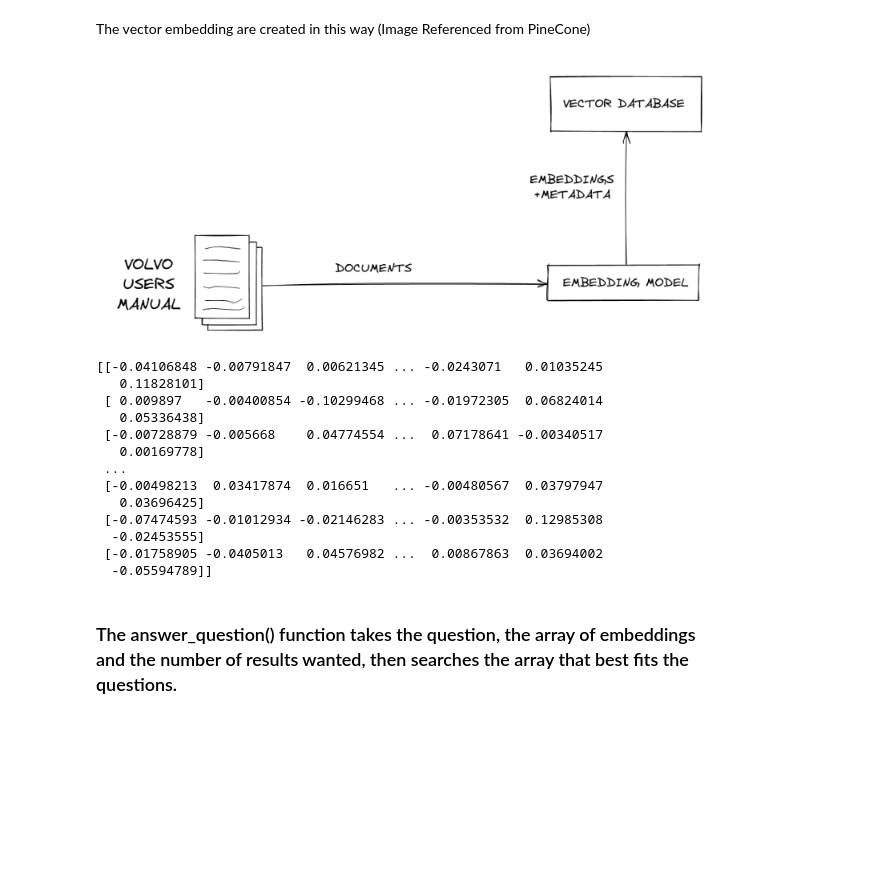
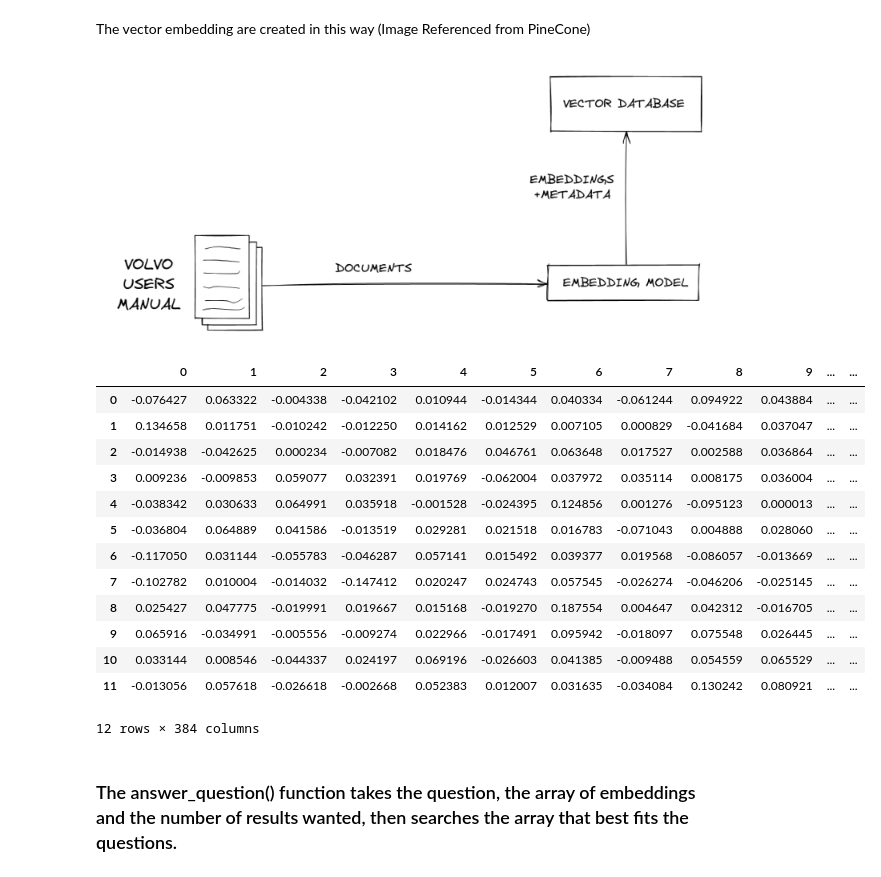
Before and after one commit to rsachint/MLAI-labs, a Jupyter notebook: WithRagGeneration.ipynb, the cells around one changed output. Saved outputs shown, nothing was run; the diff lists cells and outputs as text; code cells hidden in the pictures; blank space fills up the shorter version.

```diff
--- a/WithRagGeneration.ipynb
+++ b/WithRagGeneration.ipynb
@@ -139,22 +139,25 @@ vector_dimension = vectors.shape[1]
 embed_index = faiss.IndexFlatL2(vector_dimension)
 faiss.normalize_L2(vectors)
 embed_index.add(vectors)
-# %%
-print(vectors)
-# %% [output]
-[[-0.04106848 -0.00791847  0.00621345 ... -0.0243071   0.01035245
-   0.11828101]
- [ 0.009897   -0.00400854 -0.10299468 ... -0.01972305  0.06824014
-   0.05336438]
- [-0.00728879 -0.005668    0.04774554 ...  0.07178641 -0.00340517
-   0.00169778]
- ...
- [-0.00498213  0.03417874  0.016651   ... -0.00480567  0.03797947
-   0.03696425]
- [-0.07474593 -0.01012934 -0.02146283 ... -0.00353532  0.12985308
-  -0.02453555]
- [-0.01758905 -0.0405013   0.04576982 ...  0.00867863  0.03694002
-  -0.05594789]]
+# %%
+# print(vectors)
+df = pd.DataFrame(vectors)
+display(df)
+# %% [output]
+|  | 0 | 1 | 2 | 3 | 4 | 5 | 6 | 7 | 8 | 9 | ... | ... |
+| 0 | -0.076427 | 0.063322 | -0.004338 | -0.042102 | 0.010944 | -0.014344 | 0.040334 | -0.061244 | 0.094922 | 0.043884 | ... | ... |
+| 1 | 0.134658 | 0.011751 | -0.010242 | -0.012250 | 0.014162 | 0.012529 | 0.007105 | 0.000829 | -0.041684 | 0.037047 | ... | ... |
+| 2 | -0.014938 | -0.042625 | 0.000234 | -0.007082 | 0.018476 | 0.046761 | 0.063648 | 0.017527 | 0.002588 | 0.036864 | ... | ... |
+| 3 | 0.009236 | -0.009853 | 0.059077 | 0.032391 | 0.019769 | -0.062004 | 0.037972 | 0.035114 | 0.008175 | 0.036004 | ... | ... |
+| 4 | -0.038342 | 0.030633 | 0.064991 | 0.035918 | -0.001528 | -0.024395 | 0.124856 | 0.001276 | -0.095123 | 0.000013 | ... | ... |
+| 5 | -0.036804 | 0.064889 | 0.041586 | -0.013519 | 0.029281 | 0.021518 | 0.016783 | -0.071043 | 0.004888 | 0.028060 | ... | ... |
+| 6 | -0.117050 | 0.031144 | -0.055783 | -0.046287 | 0.057141 | 0.015492 | 0.039377 | 0.019568 | -0.086057 | -0.013669 | ... | ... |
+| 7 | -0.102782 | 0.010004 | -0.014032 | -0.147412 | 0.020247 | 0.024743 | 0.057545 | -0.026274 | -0.046206 | -0.025145 | ... | ... |
+| 8 | 0.025427 | 0.047775 | -0.019991 | 0.019667 | 0.015168 | -0.019270 | 0.187554 | 0.004647 | 0.042312 | -0.016705 | ... | ... |
+| 9 | 0.065916 | -0.034991 | -0.005556 | -0.009274 | 0.022966 | -0.017491 | 0.095942 | -0.018097 | 0.075548 | 0.026445 | ... | ... |
+| 10 | 0.033144 | 0.008546 | -0.044337 | 0.024197 | 0.069196 | -0.026603 | 0.041385 | -0.009488 | 0.054559 | 0.065529 | ... | ... |
+| 11 | -0.013056 | 0.057618 | -0.026618 | -0.002668 | 0.052383 | 0.012007 | 0.031635 | -0.034084 | 0.130242 | 0.080921 | ... | ... |
+12 rows × 384 columns
 # %% [markdown]
 ### The answer_question() function takes the question, the array of embeddings and the number of results wanted, then searches the array that best fits the questions.
 # %% [markdown]
```
Also changed, not shown: parts of 5 cells of this notebook.
